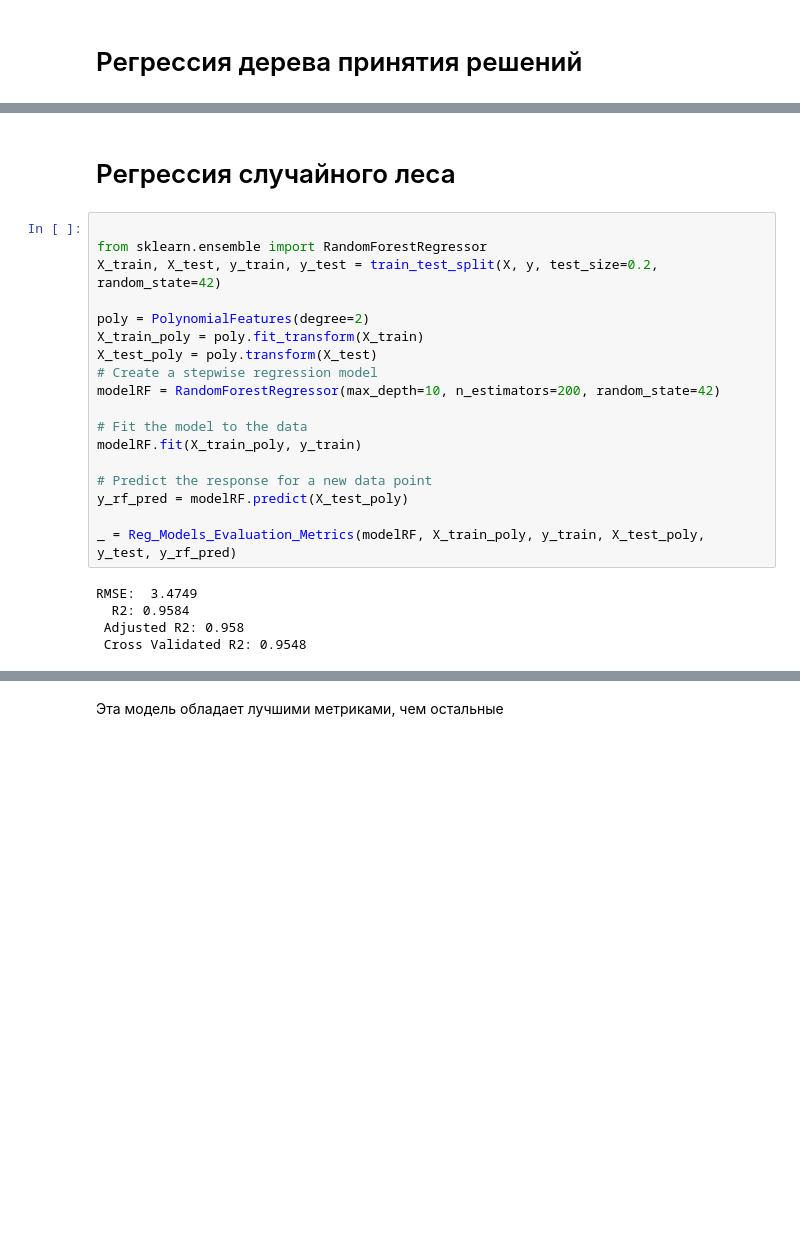
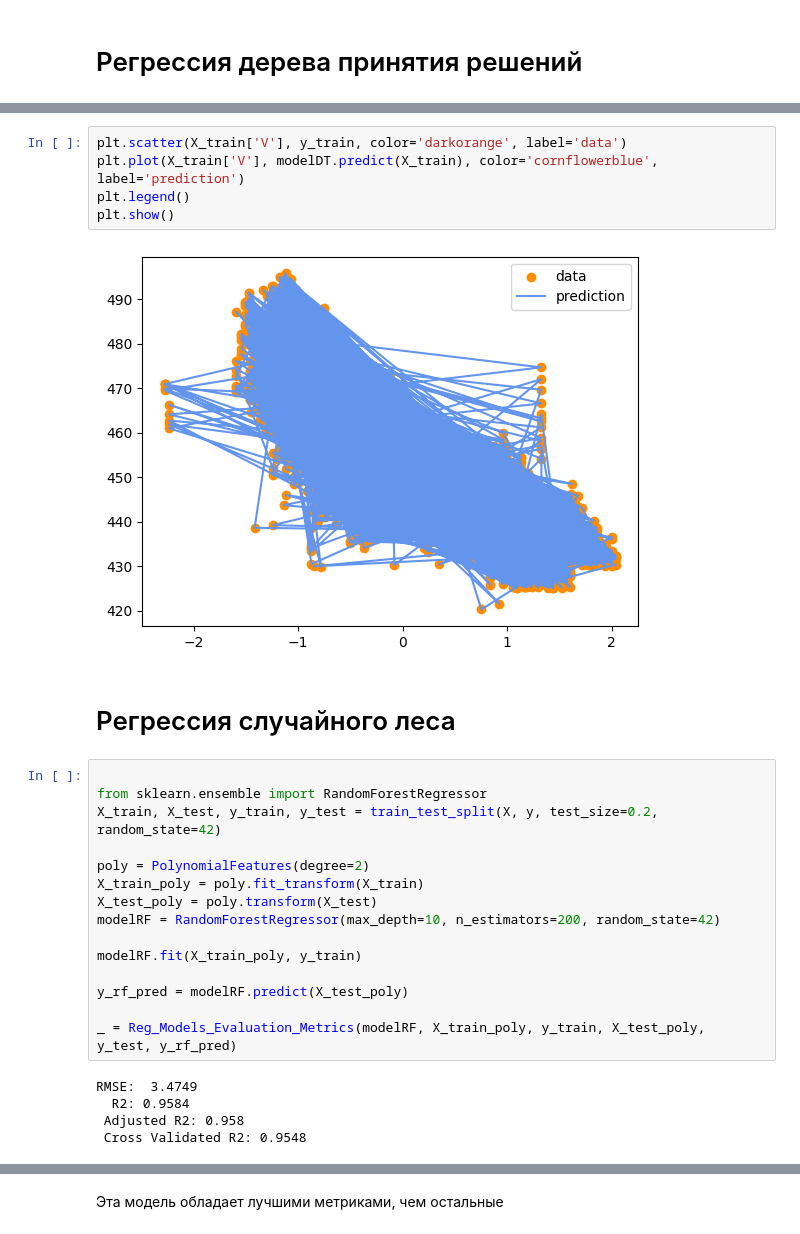
Before and after one commit to yasurev86/MLLabs, a Jupyter notebook: Регрессия/Регрессия.ipynb, the cells around one changed output, grey strips where cells are left out. Saved outputs shown, nothing was run; the diff lists cells and outputs as text; blank space fills up the shorter version.

```diff
--- a/Регрессия/Регрессия.ipynb
+++ b/Регрессия/Регрессия.ipynb
@@ -274,3 +270,10 @@ RMSE:  4.8294
+# %%
+plt.scatter(X_train['V'], y_train, color='darkorange', label='data')
+plt.plot(X_train['V'], modelDT.predict(X_train), color='cornflowerblue', label='prediction')
+plt.legend()
+plt.show()
+# %% [output]
+[figure, added]
 # %% [markdown]
 # Регрессия случайного леса
 # %%
@@ -281,13 +284,10 @@ X_train, X_test, y_train, y_test = train_test_split(X, y, test_size=0.2, random_
 poly = PolynomialFeatures(degree=2)
 X_train_poly = poly.fit_transform(X_train)
 X_test_poly = poly.transform(X_test)
-# Create a stepwise regression model
 modelRF = RandomForestRegressor(max_depth=10, n_estimators=200, random_state=42)
 
-# Fit the model to the data
 modelRF.fit(X_train_poly, y_train)
 
-# Predict the response for a new data point
 y_rf_pred = modelRF.predict(X_test_poly)
 
 _ = Reg_Models_Evaluation_Metrics(modelRF, X_train_poly, y_train, X_test_poly, y_test, y_rf_pred)
```
Also changed, not shown: parts of 14 cells of this notebook.
